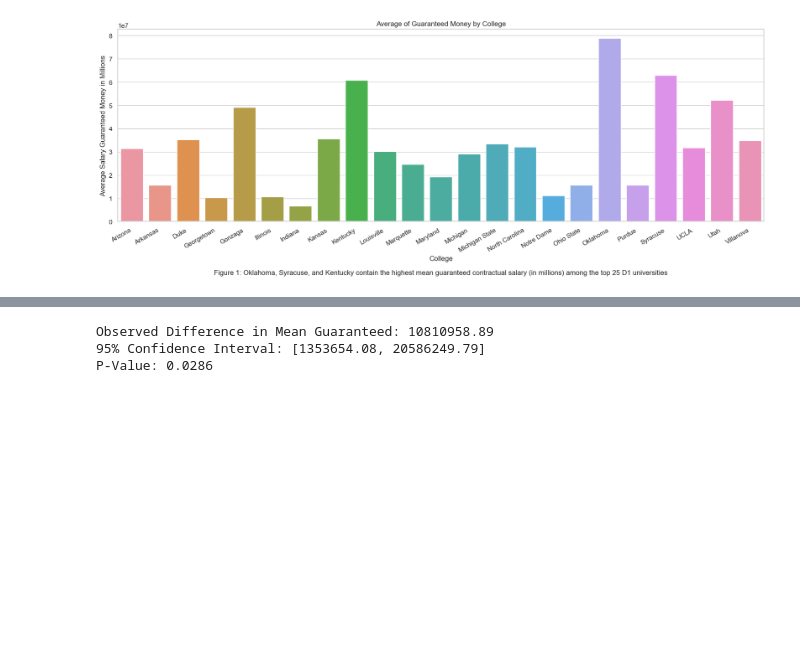
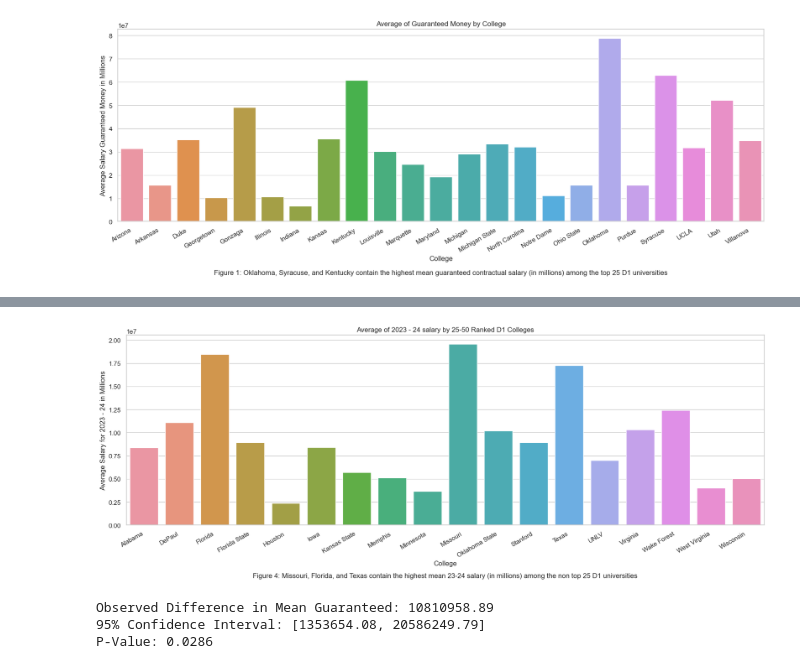
Before and after one commit to RDPJ04/Project-216, a Jupyter notebook: data.ipynb, the cells around one changed output, grey strips where cells are left out. Saved outputs shown, nothing was run; the diff lists cells and outputs as text; code cells hidden in the pictures; blank space fills up the shorter version.

```diff
--- a/data.ipynb
+++ b/data.ipynb
@@ -56 +88,18 @@ plt.show()
+# %%
+#Shows 25-50 D1 universities plot for highest mean seasonal 23-24 salary
+
+seasonal_non25 = nonn_top_25_colleges.groupby('college')['2023-24'].mean().reset_index()
+sns.set_theme(style="whitegrid")
+plt.figure(figsize=(20, 6))
+ax = sns.barplot(x='college', y='2023-24', data=seasonal_non25)
+ax.set_title('Average of 2023 - 24 salary by 25-50 Ranked D1 Colleges')
+ax.set_xlabel('College')
+ax.set_ylabel('Average Salary for 2023 - 24 in Millions')
+plt.xticks(rotation=30, ha='right')
+plt.text(0.5, -0.25, "Figure 4: Missouri, Florida, and Texas contain the highest mean 23-24 salary (in millions) among the non top 25 D1 universities",
+         fontsize=12, ha='center', va='top', transform=ax.transAxes)
+
+plt.show()
+# %% [output]
+[figure, added]
 # %%
```
Also changed, not shown: parts of 11 cells of this notebook, 13 other files.
